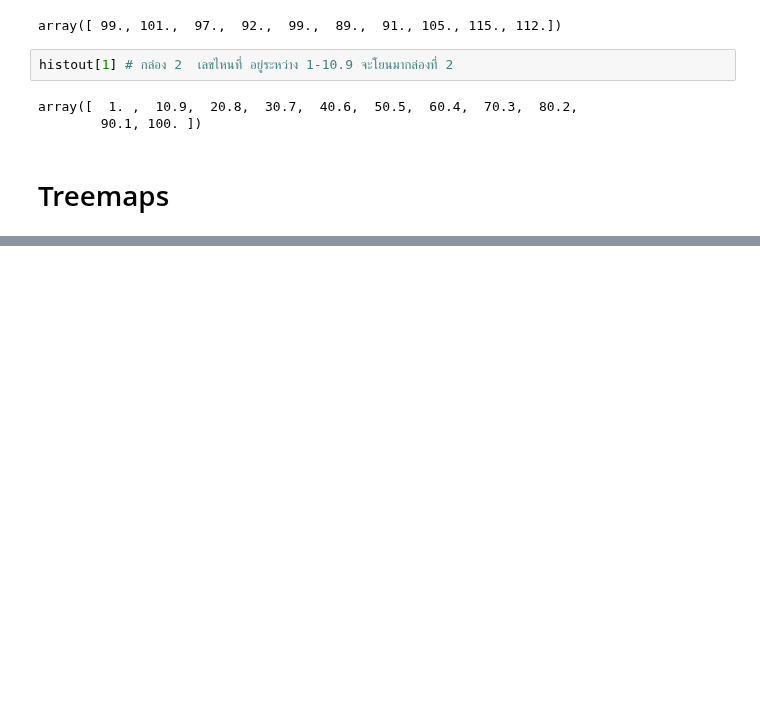
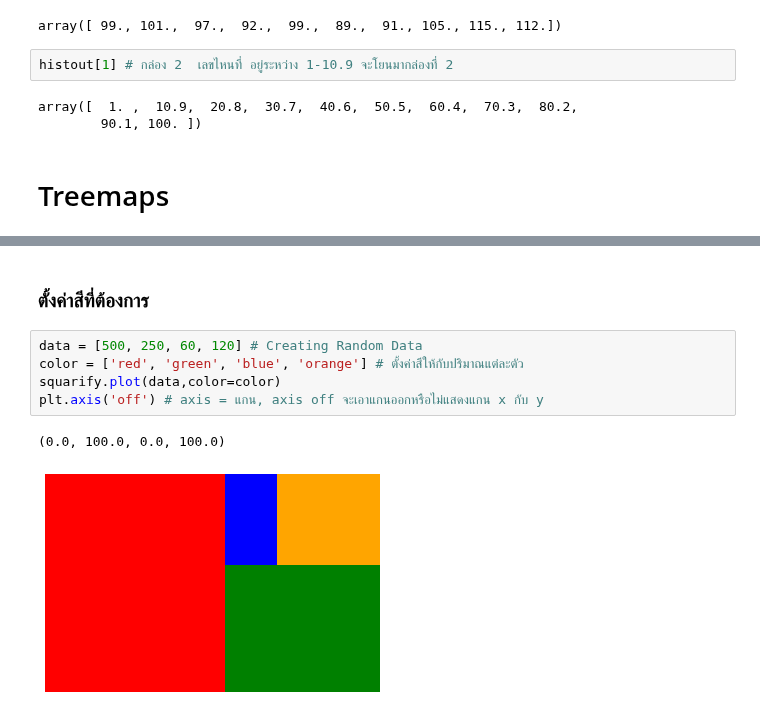
Before and after one commit to Wikanda-Hongboonmee/data_viz_2022, a Jupyter notebook: DataViz04_Data_Comparison.ipynb, the cells around one changed output, grey strips where cells are left out. Drawn from its saved outputs; the diff is of its cells as text; blank space fills up the shorter version.

```diff
--- a/DataViz04_Data_Comparison.ipynb
+++ b/DataViz04_Data_Comparison.ipynb
@@ -437,0 +461,10 @@ array([  1. ,  10.9,  20.8,  30.7,  40.6,  50.5,  60.4,  70.3,  80.2,
+# %% [markdown]
+### ตั้งค่าสีที่ต้องการ
+# %%
+data = [500, 250, 60, 120] # Creating Random Data
+color = ['red', 'green', 'blue', 'orange'] # ตั้งค่าสีให้กับปริมาณแต่ละตัว
+squarify.plot(data,color=color)
+plt.axis('off') # axis = แกน, axis off จะเอาแกนออกหรือไม่แสดงแกน x กับ y
+# %% [output]
+(0.0, 100.0, 0.0, 100.0)
+[figure, added]
```
Also changed, not shown: parts of 15 cells of this notebook.
